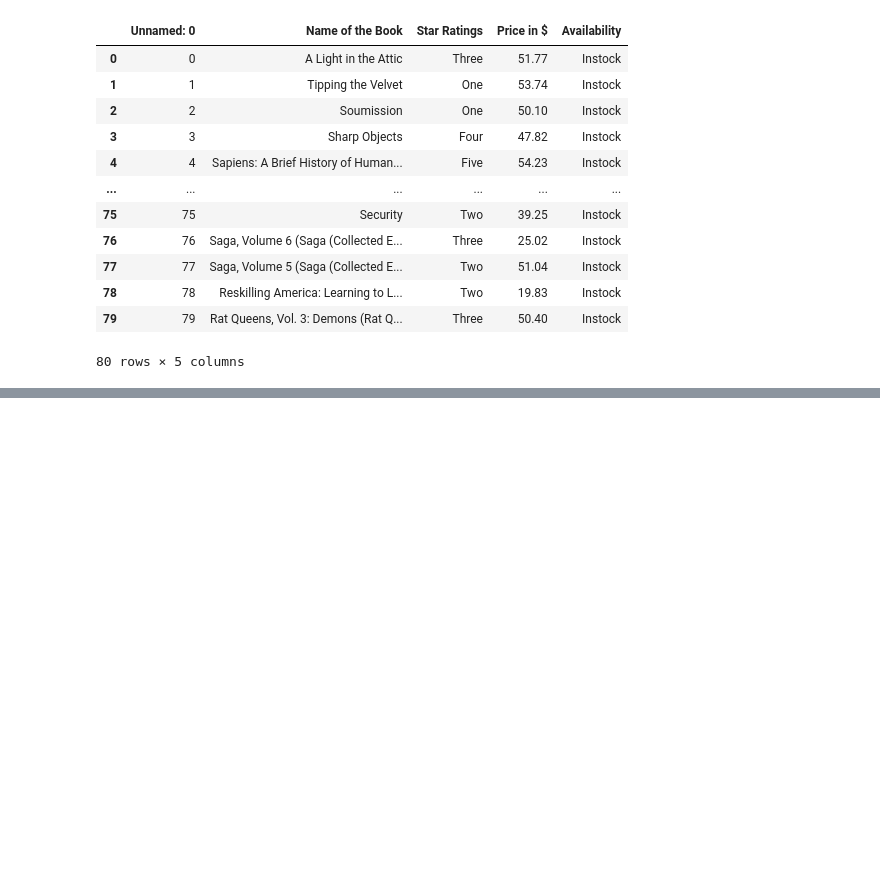
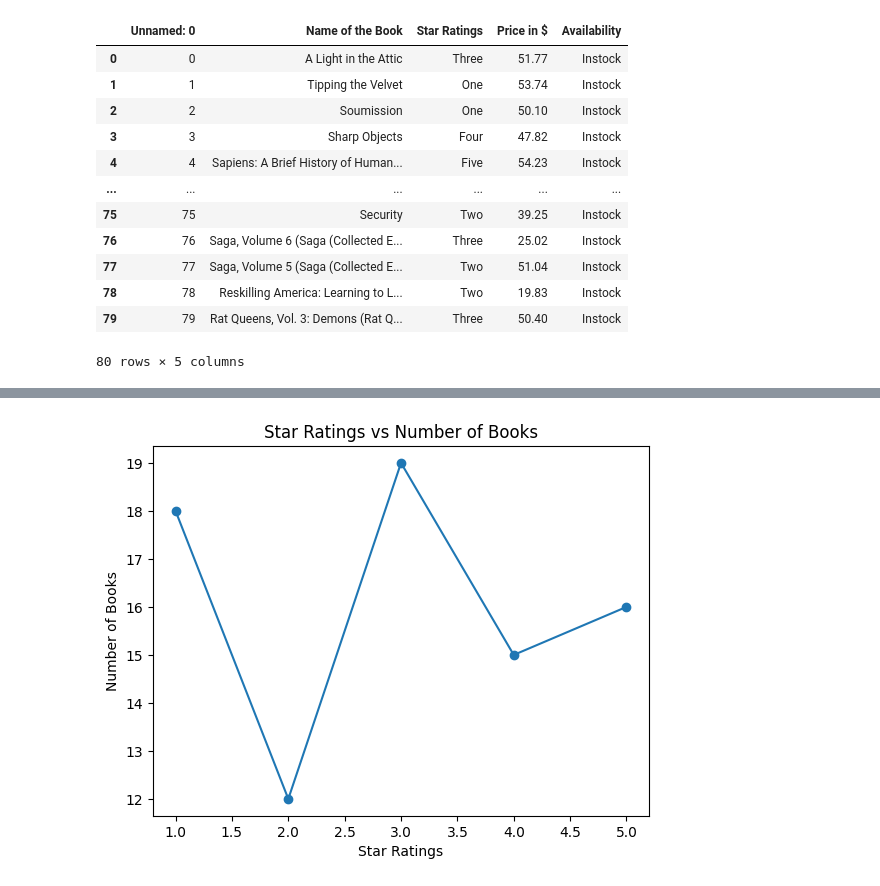
Before and after one commit to subhashreegre/Web-Scraping-, a Jupyter notebook: Web_Scraping_with_bs4.ipynb, the cells around one changed output, grey strips where cells are left out. Drawn from its saved outputs; the diff is of its cells as text; code cells hidden in the pictures; blank space fills up the shorter version.

```diff
--- a/Web_Scraping_with_bs4.ipynb
+++ b/Web_Scraping_with_bs4.ipynb
@@ -157,0 +269,21 @@ pd.read_csv('books.csv')
+# %%
+total1 = 0
+total2 = 0
+total3 = 0
+total4 = 0
+total5 = 0
+
+total = []
+for i in range(len(ratings)):
+  if ratings[i] == 1:
+    total1 +=1
+  elif ratings[i] == 2:
+    total2 +=1
+  elif ratings[i] == 3:
+    total3 +=1
+  elif ratings[i] == 4:
+    total4 +=1
+  elif ratings[i] == 5:
+    total5 +=1
+total.append([1, 2, 3, 4, 5])
+total.append([total1, total2, total3, total4, total5])
@@ -157,0 +294,8 @@ pd.read_csv('books.csv')
+# %%
+plt.plot(total[0], total[1], marker='o')
+plt.xlabel('Star Ratings')
+plt.ylabel('Number of Books')
+plt.title('Star Ratings vs Number of Books')
+plt.show()
+# %% [output]
+[figure, added]
```
Also changed, not shown: parts of 18 cells of this notebook.
